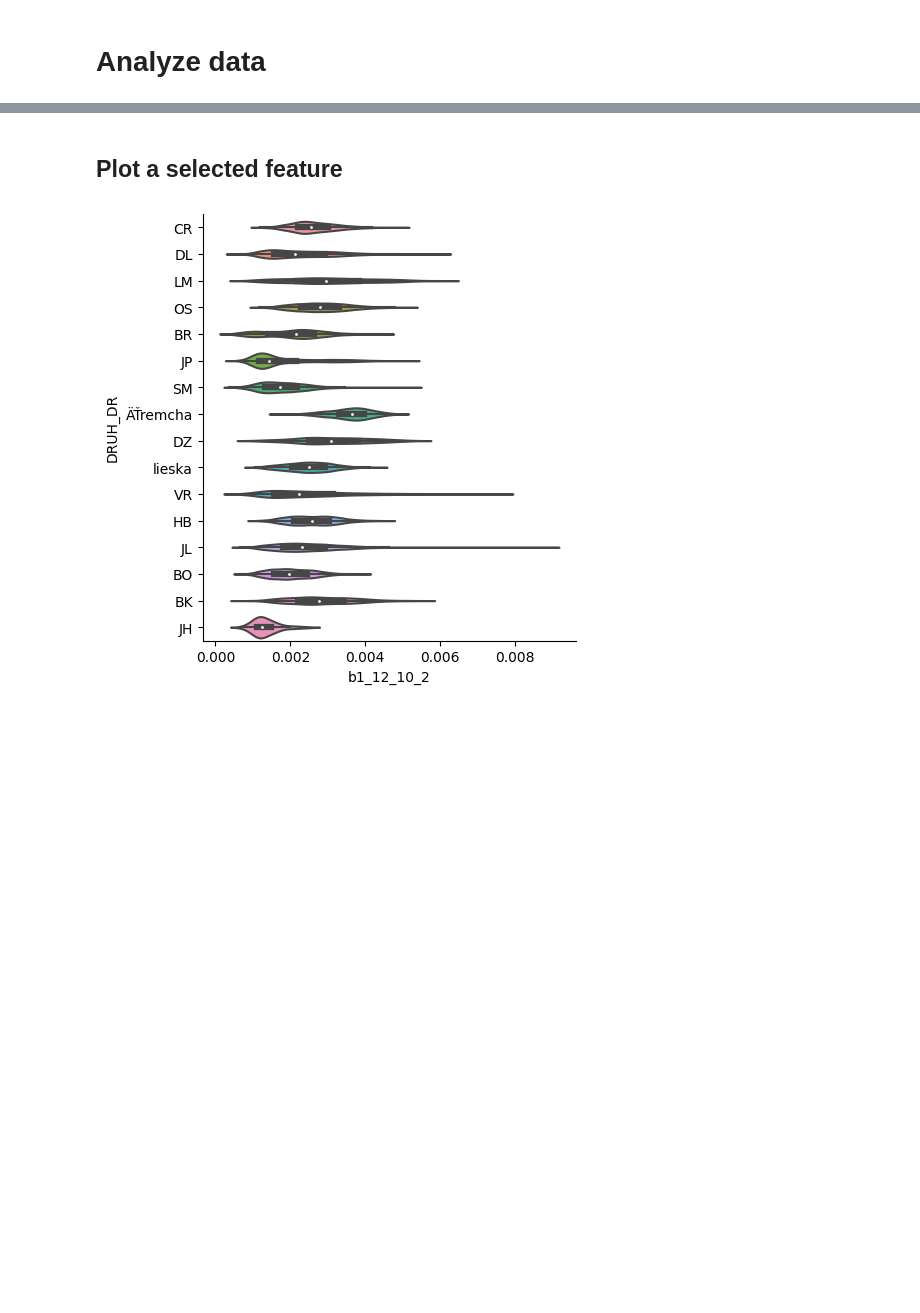
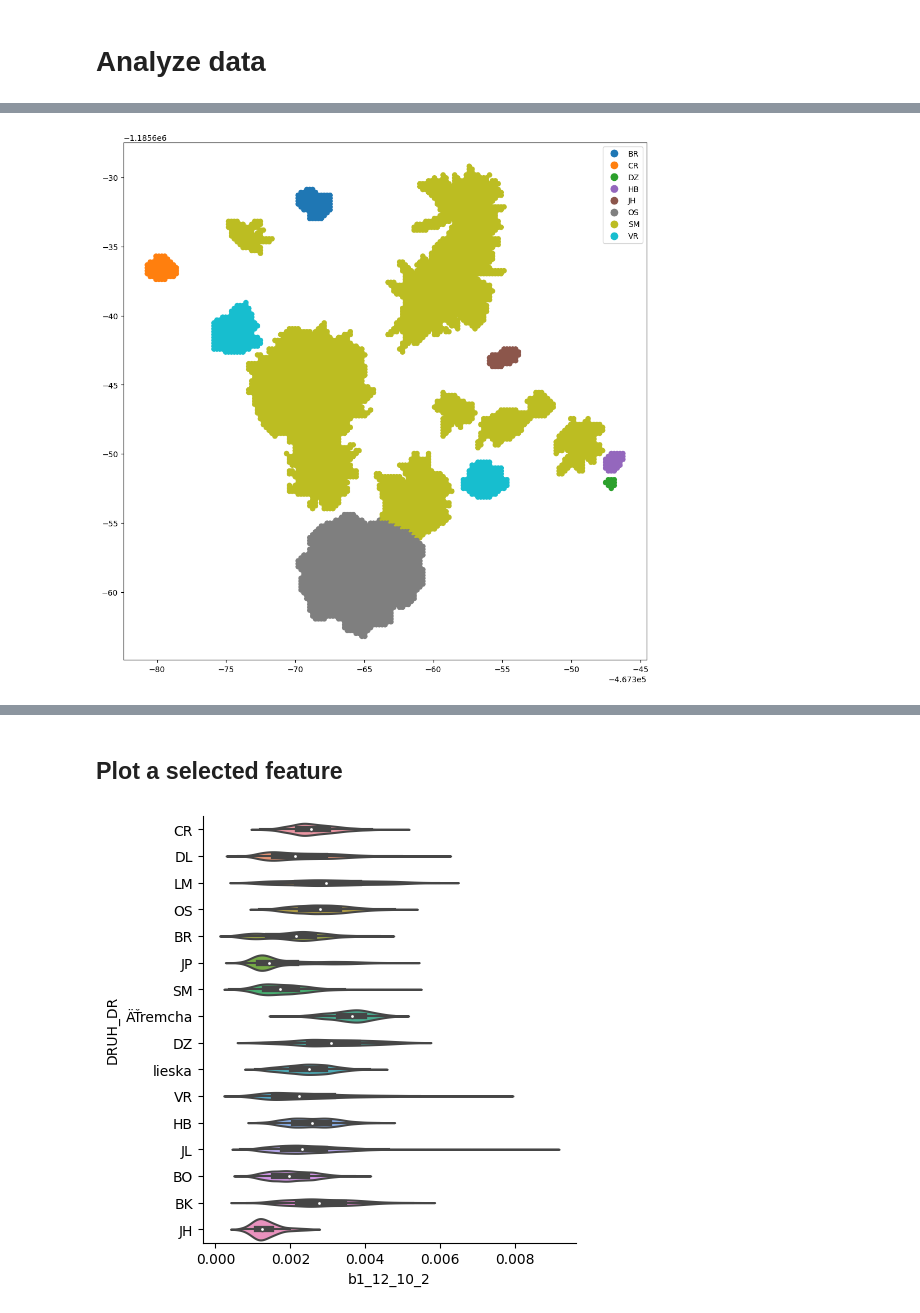
Before and after one commit to IISAS/nvflare-hysped, a Jupyter notebook: volumes/dev/tf/notebooks/data_preview.ipynb, the cells around one changed output, grey strips where cells are left out. Cells and saved outputs as stored; diff of their text form; code cells hidden in the pictures; blank space fills up the shorter version.

```diff
--- a/volumes/dev/tf/notebooks/data_preview.ipynb
+++ b/volumes/dev/tf/notebooks/data_preview.ipynb
@@ -96,0 +105,10 @@ Data statistics:
+# %%
+gdf = gpd.GeoDataFrame(
+    df, geometry=gpd.points_from_xy(df.X, df.Y)
+)
+gdf.crs = cfg['crs']
+
+gdf.plot(column=gdf.DRUH_DR.name, legend=True, figsize=cfg['figsize'])
+plt.show()
+# %% [output]
+[figure, added]
```
Also changed, not shown: parts of 8 cells of this notebook, 10 other files.
